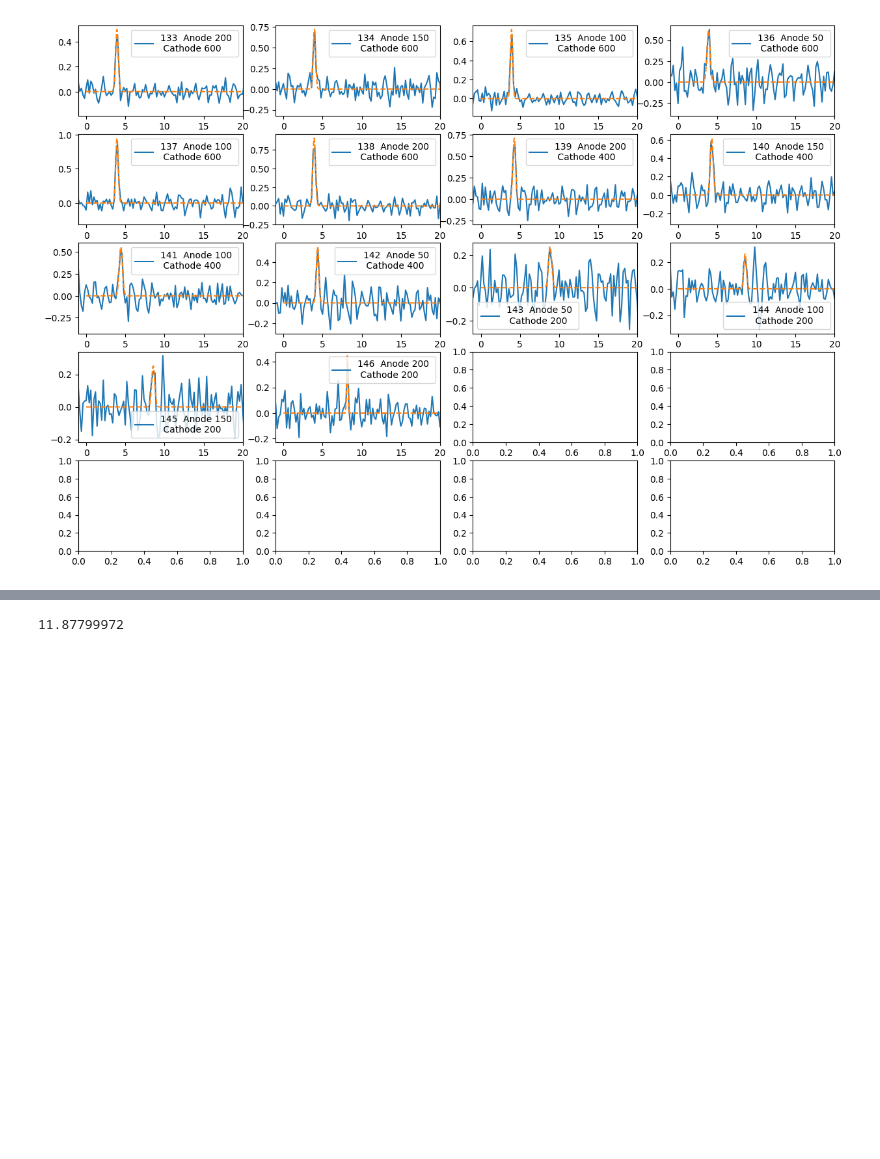
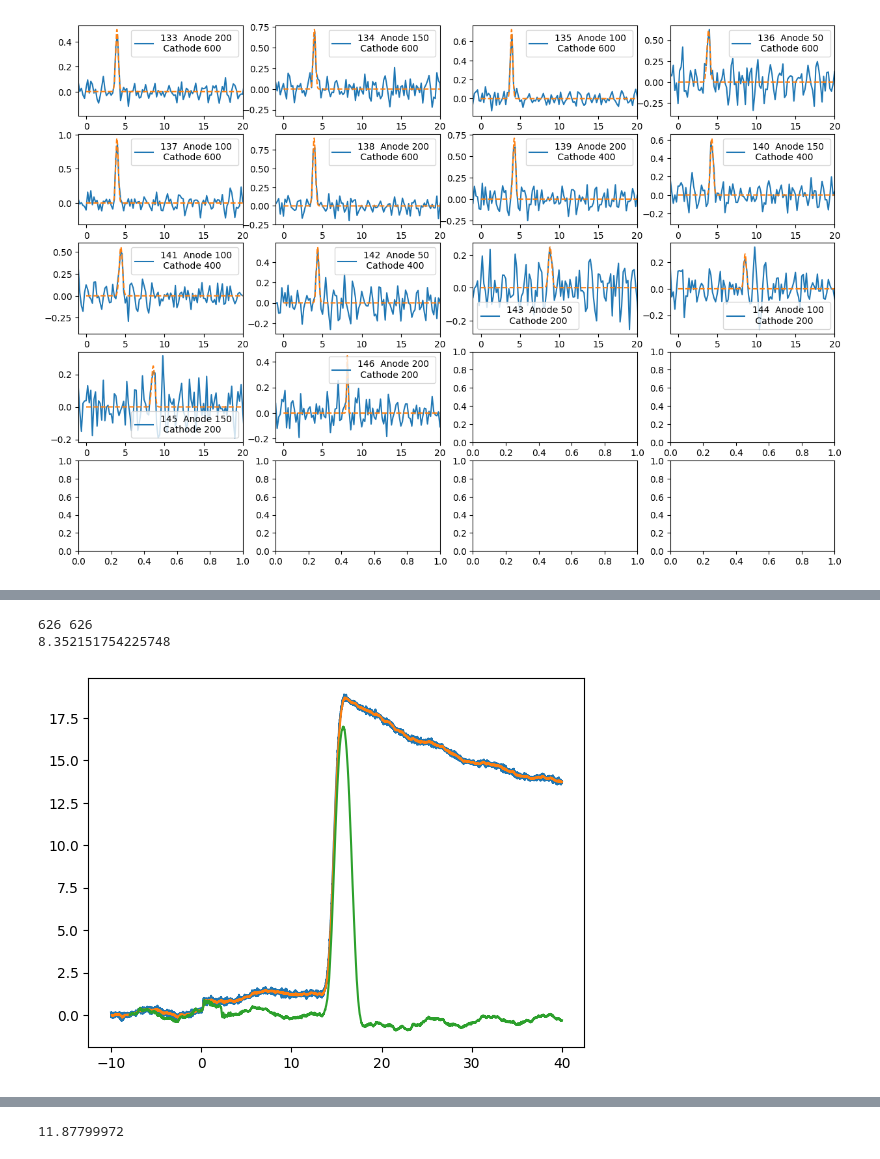
Before and after one commit to jbane11/nexo, a Jupyter notebook: Lab028/osci/osci_analysis.v3.ipynb, the cells around one changed output, grey strips where cells are left out. Saved outputs shown, nothing was run; the diff lists cells and outputs as text; code cells hidden in the pictures; blank space fills up the shorter version.

```diff
--- a/Lab028/osci/osci_analysis.v3.ipynb
+++ b/Lab028/osci/osci_analysis.v3.ipynb
@@ -991,0 +1116,21 @@ Text(0.5, 0, 'Voltage from Cathode to Anode')
+# %%
+DF=GetWaveform(38)
+
+stepsize=20
+diffsize=500
+
+plt.errorbar(x=DF["Time"], y=DF["Average Anode"]-np.average(DF["Average Anode"][:20]))
+plt.errorbar(x=DF["Time"], y=DF["Average Anode"].rolling(stepsize).mean()-np.average(DF["Average Anode"][:20]))
+
+plt.grid()
+
+
+print(len(DF["Time"][::stepsize]),len(DF["Average Anode"][::stepsize].diff(diffsize)))
+plt.errorbar(x=DF["Time"], y=DF["Average Anode"].rolling(stepsize).mean().diff(diffsize))
+plt.grid()
+
+print(np.average(DF["Average Anode"].rolling(stepsize).mean().dropna())-np.average(DF["Average Anode"][:20]))
+# %% [output]
+626 626
+8.352151754225748
+[figure, added]
```
Also changed, not shown: parts of 11 cells of this notebook, 1 other file.
